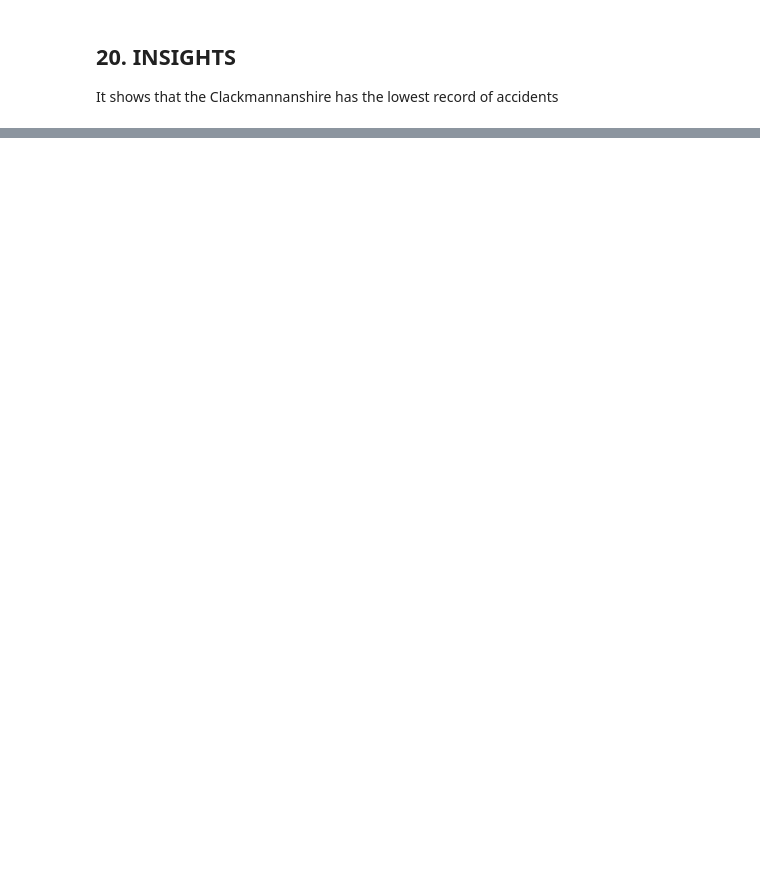
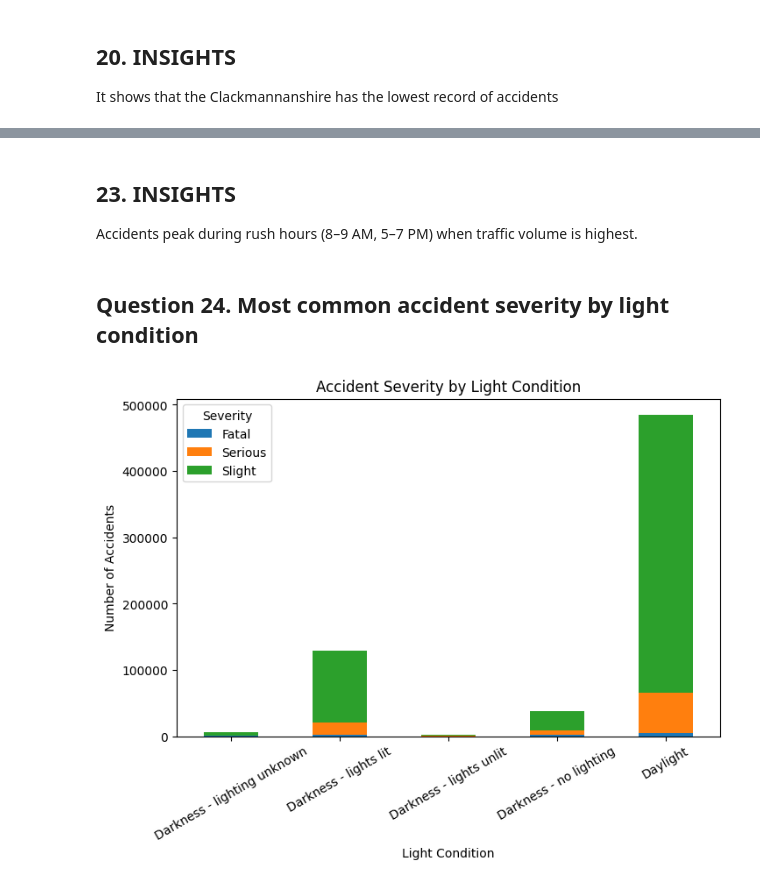
Before and after one commit to Johnjsp/act2_20insights, a Jupyter notebook: 20_insights_ukacci-checkpoint.ipynb, the cells around one changed output, grey strips where cells are left out. Cells and saved outputs as stored; diff of their text form; code cells hidden in the pictures; blank space fills up the shorter version.

```diff
--- a/20_insights_ukacci-checkpoint.ipynb
+++ b/20_insights_ukacci-checkpoint.ipynb
@@ -485,0 +761,16 @@ lowest_district
+# %% [markdown]
+<h2>23. INSIGHTS</h2>
+<p>Accidents peak during rush hours (8–9 AM, 5–7 PM) when traffic volume is highest.</p>
+# %% [markdown]
+<h2>Question 24. Most common accident severity by light condition </h2>
+# %%
+severity_light = acci.groupby("Light_Conditions")["Accident_Severity"].value_counts().unstack().fillna(0)
+severity_light.plot(kind="bar", stacked=True, figsize=(8,5))
+plt.title("Accident Severity by Light Condition")
+plt.xlabel("Light Condition")
+plt.ylabel("Number of Accidents")
+plt.xticks(rotation=30)
+plt.legend(title="Severity")
+plt.show()
+# %% [output]
+[figure, added]
```
Also changed, not shown: parts of 35 cells of this notebook.
